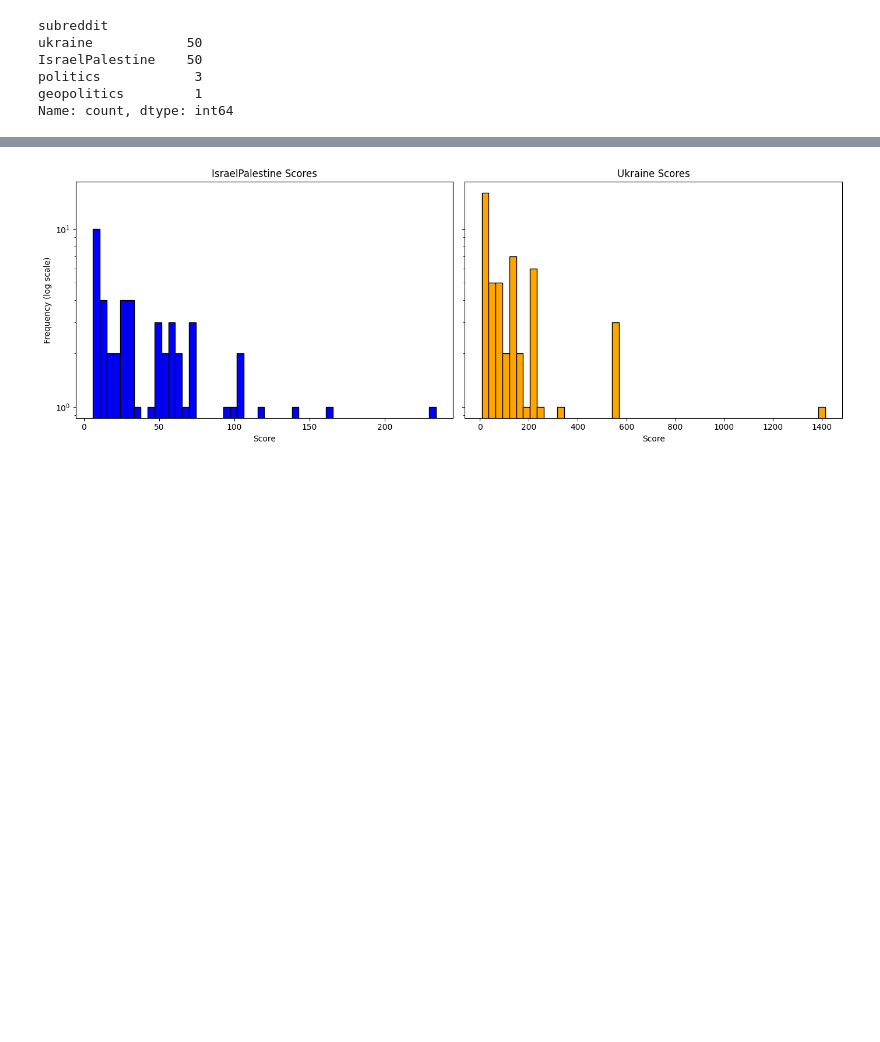
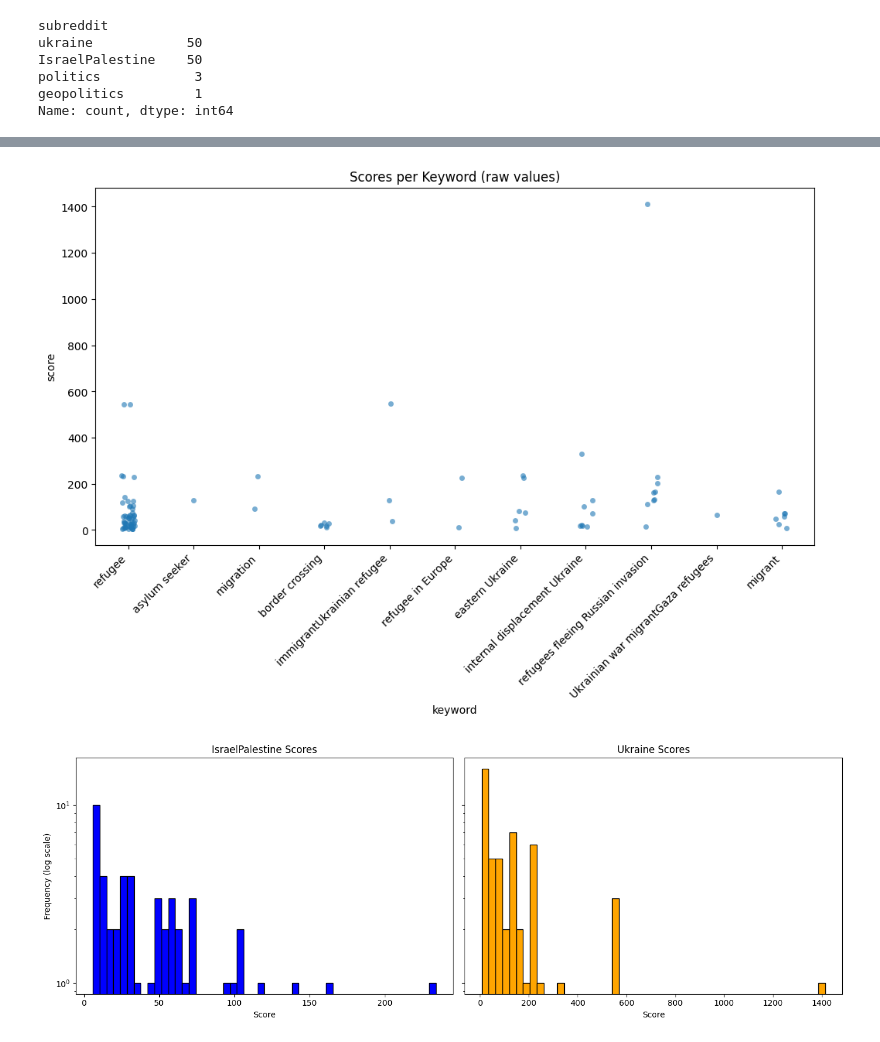
Before and after one commit to AnnaVerbytska/Migration_Sentiment, a Jupyter notebook: notebooks/eda.ipynb, the cells around one changed output, grey strips where cells are left out. Drawn from its saved outputs; the diff is of its cells as text; code cells hidden in the pictures; blank space fills up the shorter version.

```diff
--- a/notebooks/eda.ipynb
+++ b/notebooks/eda.ipynb
@@ -110,3 +130,11 @@ plt.show()
+# %%
+plt.figure(figsize=(12,6))
+sns.stripplot(x="keyword", y="score", data=df, jitter=True, alpha=0.6)
+plt.xticks(rotation=45, ha="right")
+plt.title("Scores per Keyword (raw values)")
+plt.show()
+# %% [output]
+[figure, added]
 # %%
 # Plotting the score distribution for two subreddits side by side
 fig, axes = plt.subplots(1, 2, figsize=(14, 5), sharey=True)
```
Also changed, not shown: parts of 11 cells of this notebook, 1 other file.
